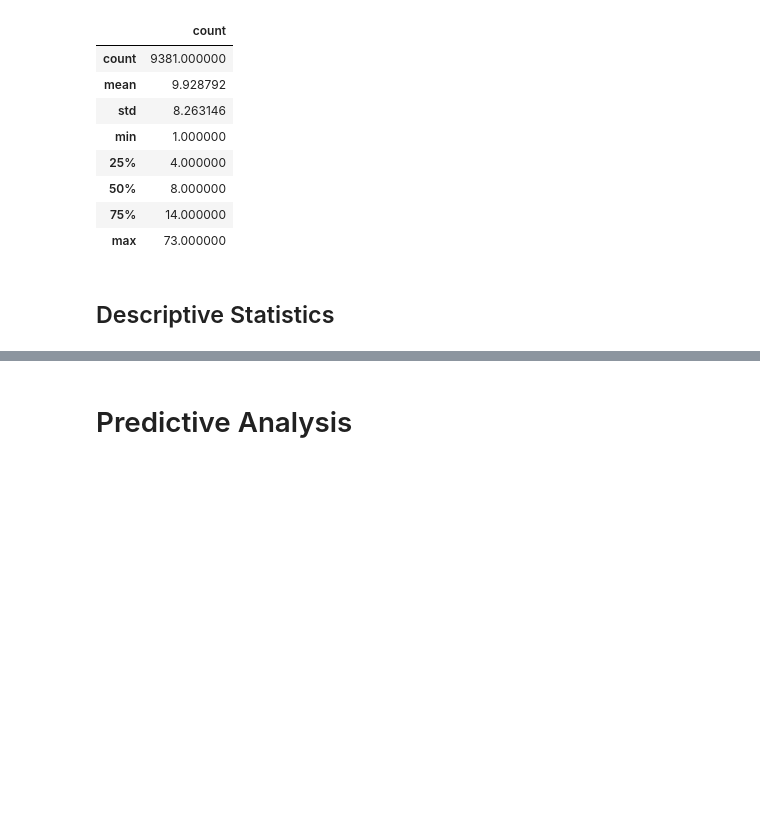
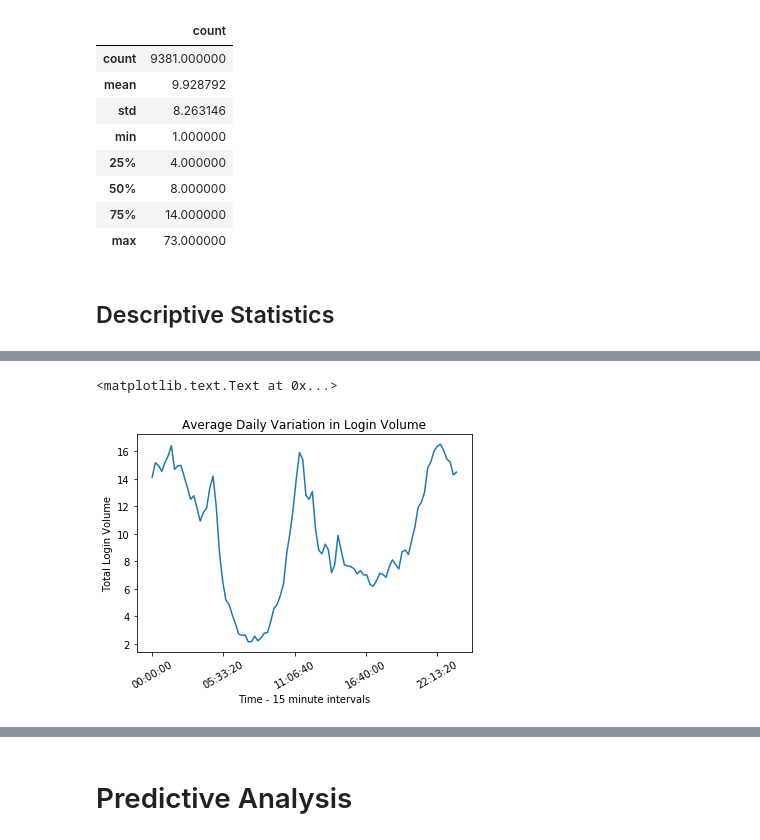
Before and after one commit to nachiketmparanjape/Data-Science-Challenges, a Jupyter notebook: ultimate_challenge/Ultimate_Data_Science_Challenge_Notebook.ipynb, the cells around one changed output, grey strips where cells are left out. Drawn from its saved outputs; the diff is of its cells as text; code cells hidden in the pictures; blank space fills up the shorter version.

```diff
--- a/ultimate_challenge/Ultimate_Data_Science_Challenge_Notebook.ipynb
+++ b/ultimate_challenge/Ultimate_Data_Science_Challenge_Notebook.ipynb
@@ -76,0 +83,15 @@ The median is about 8 logins per 15-minute-interval but the data is skewed accor
+# %%
+dailycount = pd.DataFrame.copy(ts)
+# %%
+dailycount.index = dailycount.index.time
+temp = dailycount.groupby(dailycount.index).mean()
+
+fig = plt.figure(figsize=(6,4))
+plt.plot(temp)
+plt.xticks(rotation=30)
+plt.title("Average Daily Variation in Login Volume")
+plt.xlabel("Time - 15 minute intervals")
+plt.ylabel("Total Login Volume")
+# %% [output]
+<matplotlib.text.Text at 0x...>
+[figure, added]
```
Also changed, not shown: parts of 24 cells of this notebook.
